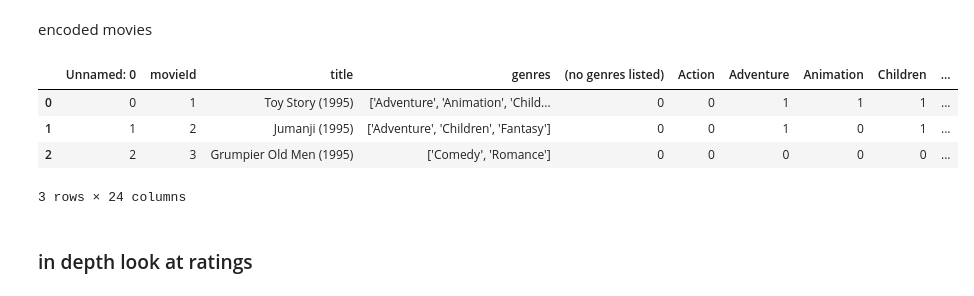
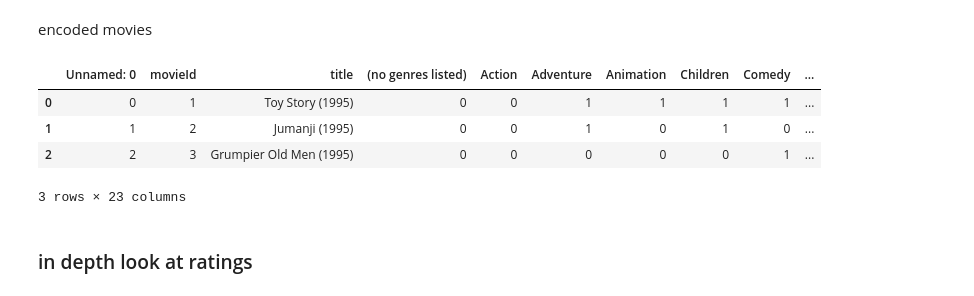
Before and after one commit to Theodor-Helje/machine-learning-Theodor-Helje, a Jupyter notebook: Labb-1/data_analysis.ipynb, the cells around one changed output. Cells and saved outputs as stored; diff of their text form; code cells hidden in the pictures.

```diff
--- a/Labb-1/data_analysis.ipynb
+++ b/Labb-1/data_analysis.ipynb
@@ -133,15 +133,15 @@ memory usage: 2.0 MB
 # %% [markdown]
 encoded movies
 # %%
-movies = pd.read_csv('ml-latest/movies_encoded.csv')
+movies = pd.read_csv('data-files/ml-latest/movies_encoded.csv')
 
 movies.head(3)
 # %% [output]
-|  | Unnamed: 0 | movieId | title | genres | (no genres listed) | Action | Adventure | Animation | Children | ... |
-| 0 | 0 | 1 | Toy Story (1995) | ['Adventure', 'Animation', 'Child... | 0 | 0 | 1 | 1 | 1 | ... |
-| 1 | 1 | 2 | Jumanji (1995) | ['Adventure', 'Children', 'Fantasy'] | 0 | 0 | 1 | 0 | 1 | ... |
-| 2 | 2 | 3 | Grumpier Old Men (1995) | ['Comedy', 'Romance'] | 0 | 0 | 0 | 0 | 0 | ... |
+|  | Unnamed: 0 | movieId | title | (no genres listed) | Action | Adventure | Animation | Children | Comedy | ... |
+| 0 | 0 | 1 | Toy Story (1995) | 0 | 0 | 1 | 1 | 1 | 1 | ... |
+| 1 | 1 | 2 | Jumanji (1995) | 0 | 0 | 1 | 0 | 1 | 0 | ... |
+| 2 | 2 | 3 | Grumpier Old Men (1995) | 0 | 0 | 0 | 0 | 0 | 1 | ... |
-3 rows × 24 columns
+3 rows × 23 columns
 # %% [markdown]
 ### in depth look at ratings
 # %% [markdown]
```
Also changed, not shown: parts of 2 cells of this notebook, 4 other files.
